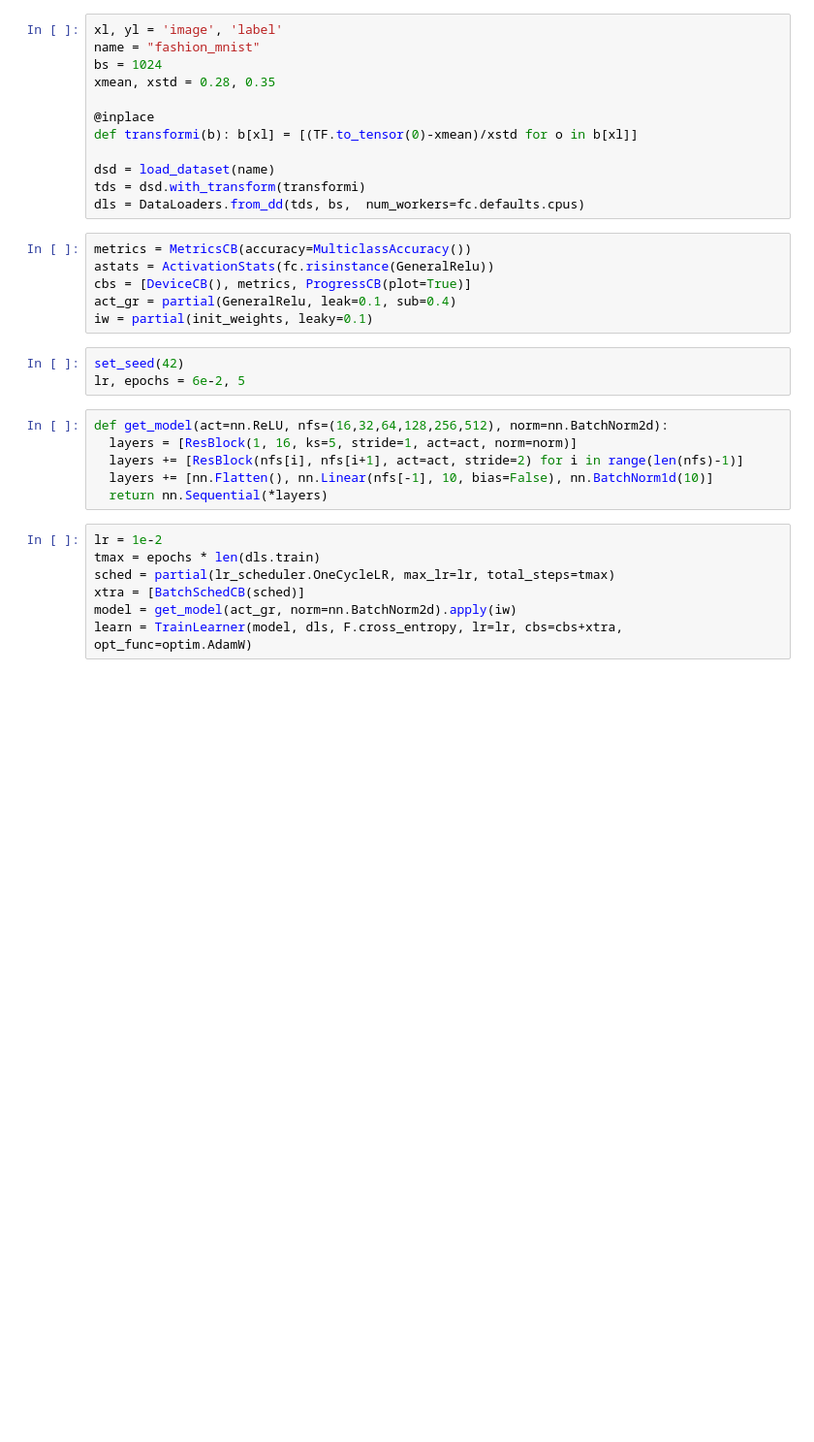
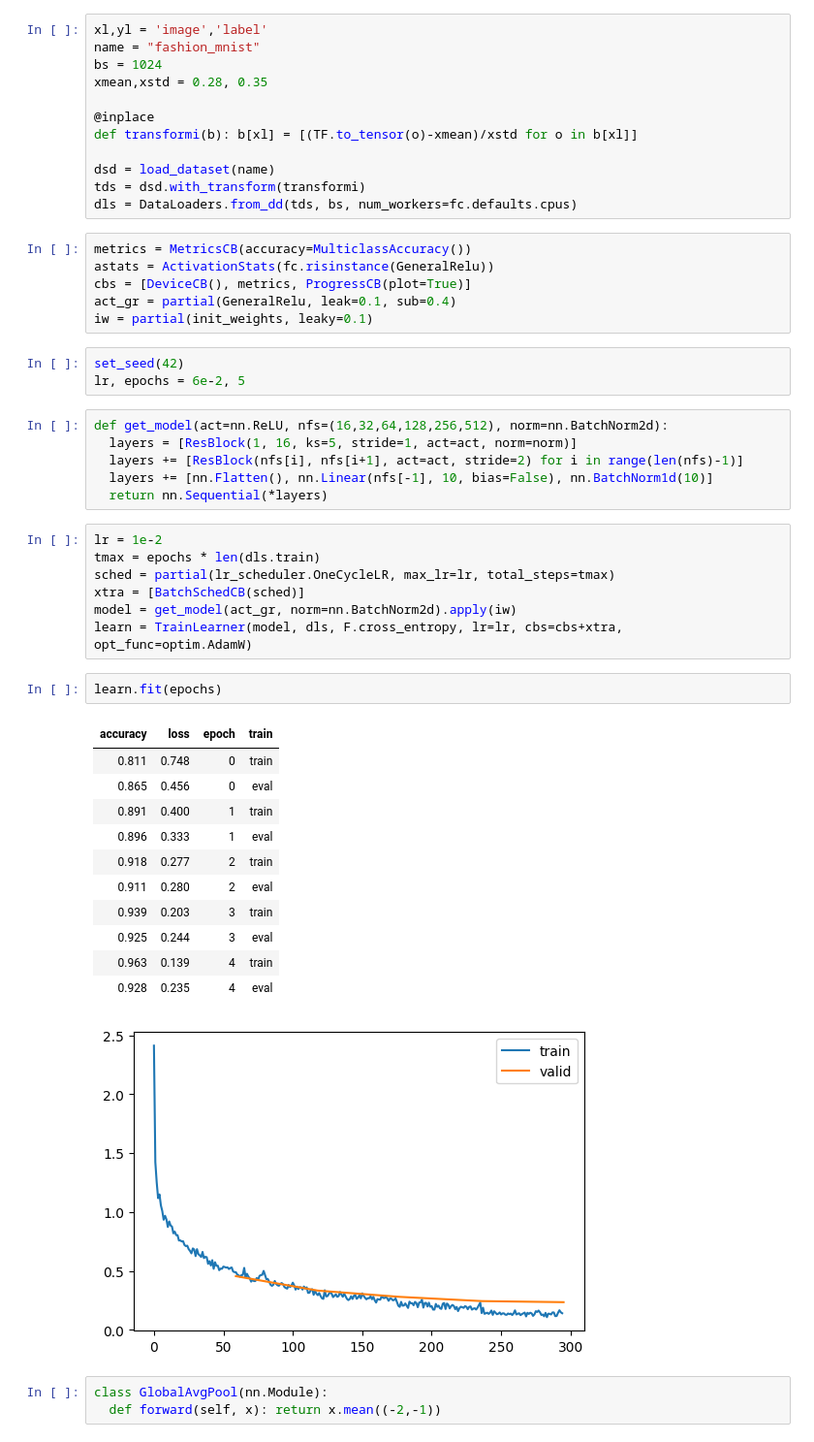
Before and after one commit to satani99/fastai_22_2, a Jupyter notebook: augmentation.ipynb, the cells around one changed output. Shown: that part at 97% size. Drawn from its saved outputs; the diff is of its cells as text; blank space fills up the shorter version.

```diff
--- a/augmentation.ipynb
+++ b/augmentation.ipynb
@@ -78,17 +78,17 @@ set_seed(42)
 
 if fc.defaults.cpus>8: fc.defaults.cpus=8
 # %%
-xl, yl = 'image', 'label'
+xl,yl = 'image','label'
 name = "fashion_mnist"
 bs = 1024
-xmean, xstd = 0.28, 0.35
+xmean,xstd = 0.28, 0.35
 
 @inplace
-def transformi(b): b[xl] = [(TF.to_tensor(0)-xmean)/xstd for o in b[xl]]
+def transformi(b): b[xl] = [(TF.to_tensor(o)-xmean)/xstd for o in b[xl]]
 
 dsd = load_dataset(name)
 tds = dsd.with_transform(transformi)
-dls = DataLoaders.from_dd(tds, bs,  num_workers=fc.defaults.cpus)
+dls = DataLoaders.from_dd(tds, bs, num_workers=fc.defaults.cpus)
 # %%
 metrics = MetricsCB(accuracy=MulticlassAccuracy())
 astats = ActivationStats(fc.risinstance(GeneralRelu))
@@ -111,3 +111,21 @@ sched = partial(lr_scheduler.OneCycleLR, max_lr=lr, total_steps=tmax)
 xtra = [BatchSchedCB(sched)]
 model = get_model(act_gr, norm=nn.BatchNorm2d).apply(iw)
 learn = TrainLearner(model, dls, F.cross_entropy, lr=lr, cbs=cbs+xtra, opt_func=optim.AdamW)
+# %%
+learn.fit(epochs)
+# %% [output]
+| accuracy | loss | epoch | train |
+| 0.811 | 0.748 | 0 | train |
+| 0.865 | 0.456 | 0 | eval |
+| 0.891 | 0.400 | 1 | train |
+| 0.896 | 0.333 | 1 | eval |
+| 0.918 | 0.277 | 2 | train |
+| 0.911 | 0.280 | 2 | eval |
+| 0.939 | 0.203 | 3 | train |
+| 0.925 | 0.244 | 3 | eval |
+| 0.963 | 0.139 | 4 | train |
+| 0.928 | 0.235 | 4 | eval |
+[figure, added]
+# %%
+class GlobalAvgPool(nn.Module):
+  def forward(self, x): return x.mean((-2,-1))
```
Also changed, not shown: parts of 19 cells of this notebook.
